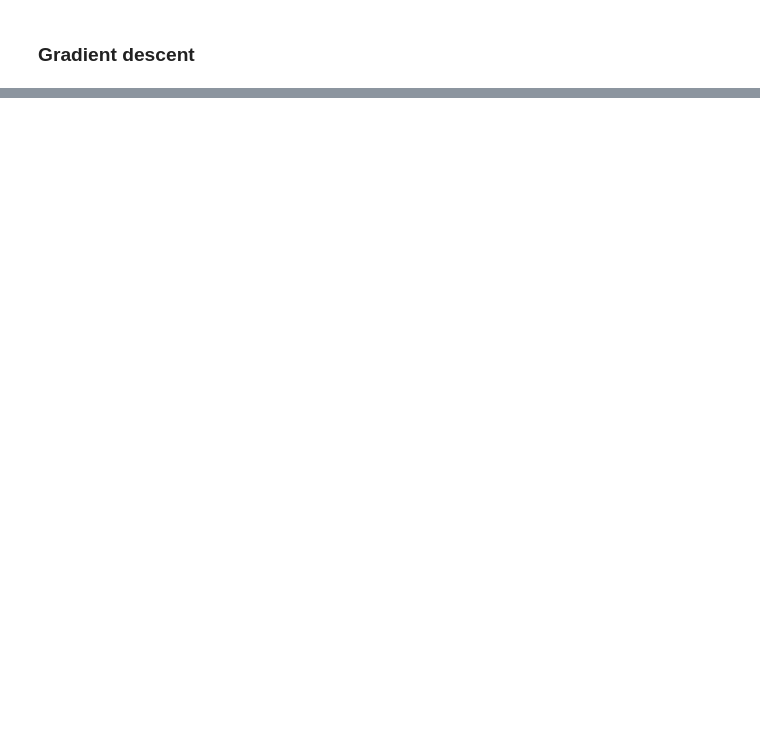
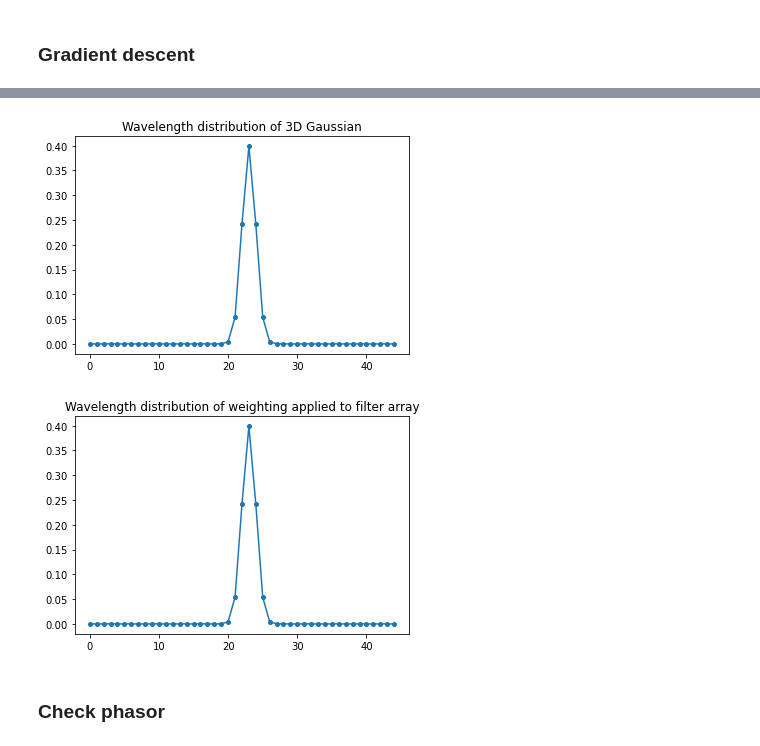
Before and after one commit to neerja/spectralmicroscope_gaussiansplatting, a Jupyter notebook: GaussSplatting/gaussian_localization.ipynb, the cells around one changed output, grey strips where cells are left out. Drawn from its saved outputs; the diff is of its cells as text; code cells hidden in the pictures; blank space fills up the shorter version.

```diff
--- a/GaussSplatting/gaussian_localization.ipynb
+++ b/GaussSplatting/gaussian_localization.ipynb
@@ -246,0 +330,33 @@ plt.show()
+# %%
+# 3D Gaussian
+muy = 50.0
+mux = 150.0
+mul = 0.0
+sigy = 10.0
+sigx = 10.0
+sigl = 1.0
+NY, NX, NL = m.shape
+
+# Create gaussian object and 3D array
+g_test = gp.GaussObject(muy,mux,mul,sigy,sigx,sigl)
+[x,y,coords] = gp.createMeshGrid(NX, NY)
+g3_test = g_test.createPixelGauss(NY,NX,NL)
+# %%
+# Plot wavelength distributions
+
+# 3D Gaussian
+g3_wavelength_proj = g3d.sum(dim=(0,1)).detach()
+plt.plot(g3_wavelength_proj, marker='o', markersize=4)
+plt.title("Wavelength distribution of 3D Gaussian")
+plt.show()
+
+# Wavelength filter
+_, gaus_lam = gp.createWVFilt(mul, sigl, NL, m)
+plt.plot(gaus_lam, marker='o', markersize=4)
+plt.title("Wavelength distribution of weighting applied to filter array")
+plt.show()
+# %% [output]
+[figure, added]
+[figure, added]
+# %% [markdown]
+### Check phasor
```
Also changed, not shown: parts of 20 cells of this notebook, 2 other files.
